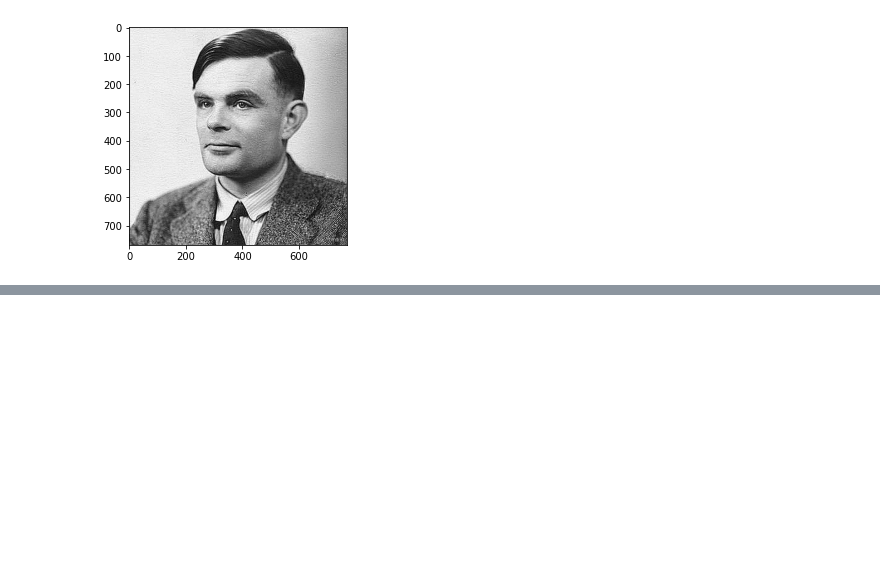
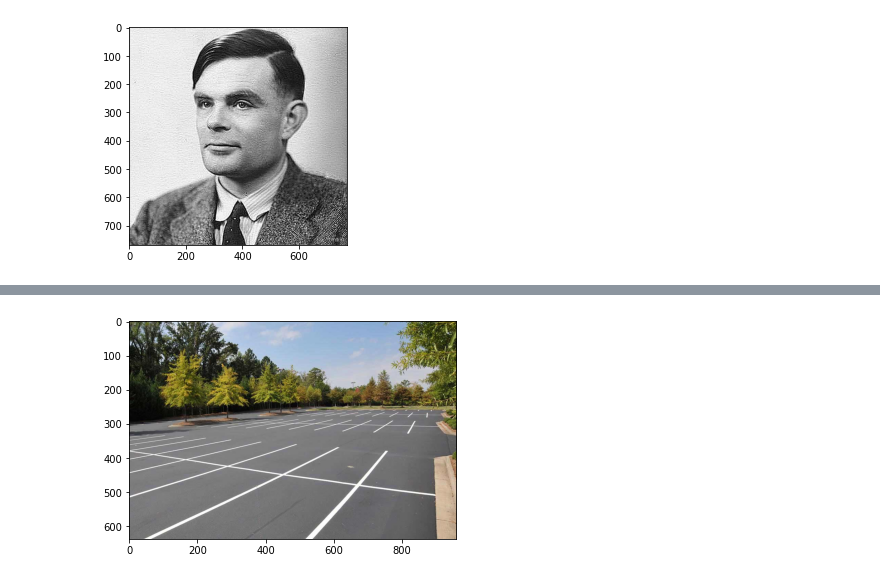
Before and after one commit to netotz/vision-computacional, a Jupyter notebook: evidencia2/Evidencia de Aprendizaje 2.ipynb, the cells around one changed output, grey strips where cells are left out. Saved outputs shown, nothing was run; the diff lists cells and outputs as text; code cells hidden in the pictures; blank space fills up the shorter version.

```diff
--- a/evidencia2/Evidencia de Aprendizaje 2.ipynb
+++ b/evidencia2/Evidencia de Aprendizaje 2.ipynb
@@ -41,0 +57,6 @@ plt.imshow(sharpened, 'gray');
+# %%
+# leer imagen para detectar líneas
+image = plt.imread('parking_lot.jpg')
+plt.imshow(image);
+# %% [output]
+[figure, added]
```
Also changed, not shown: parts of 6 cells of this notebook.
